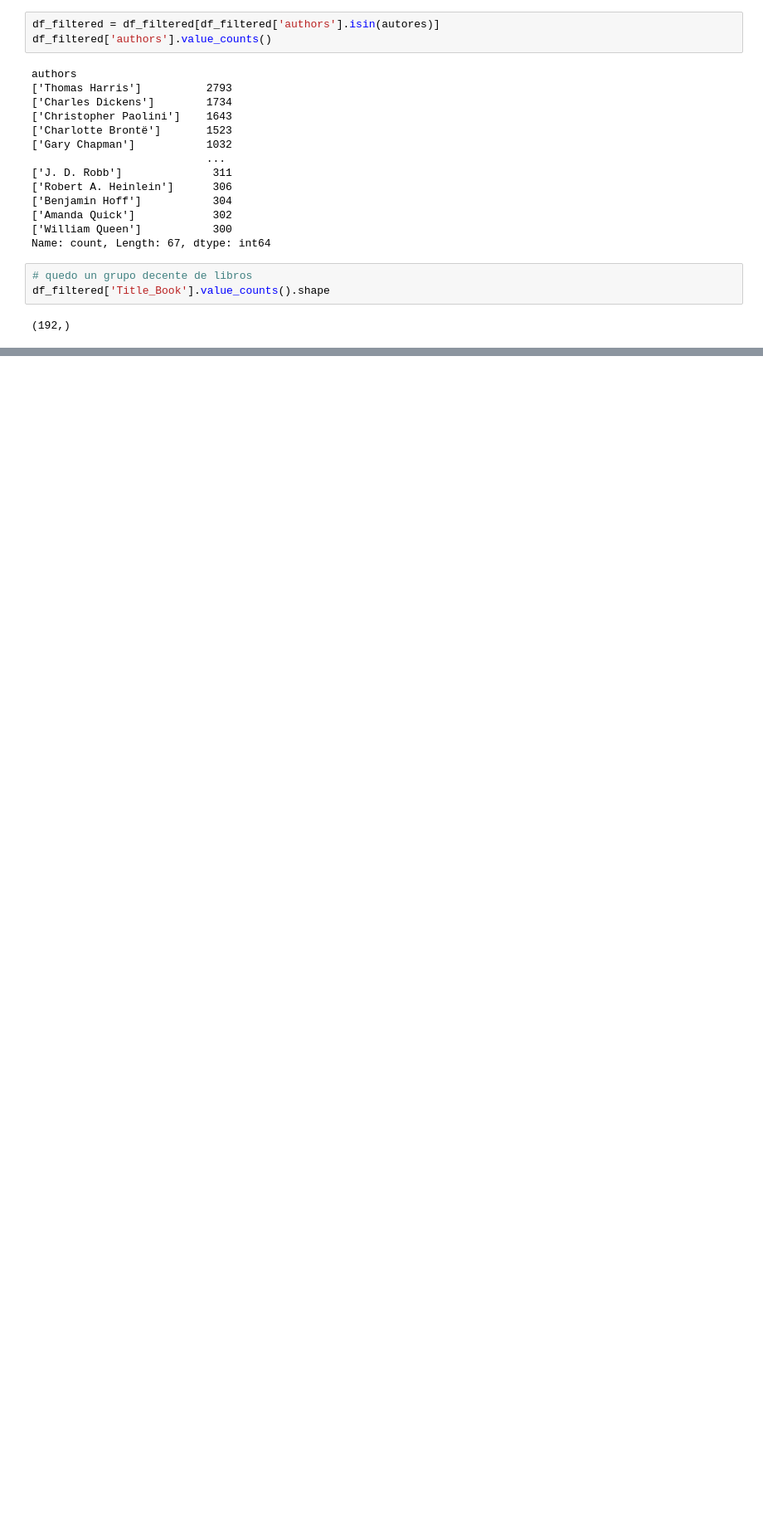
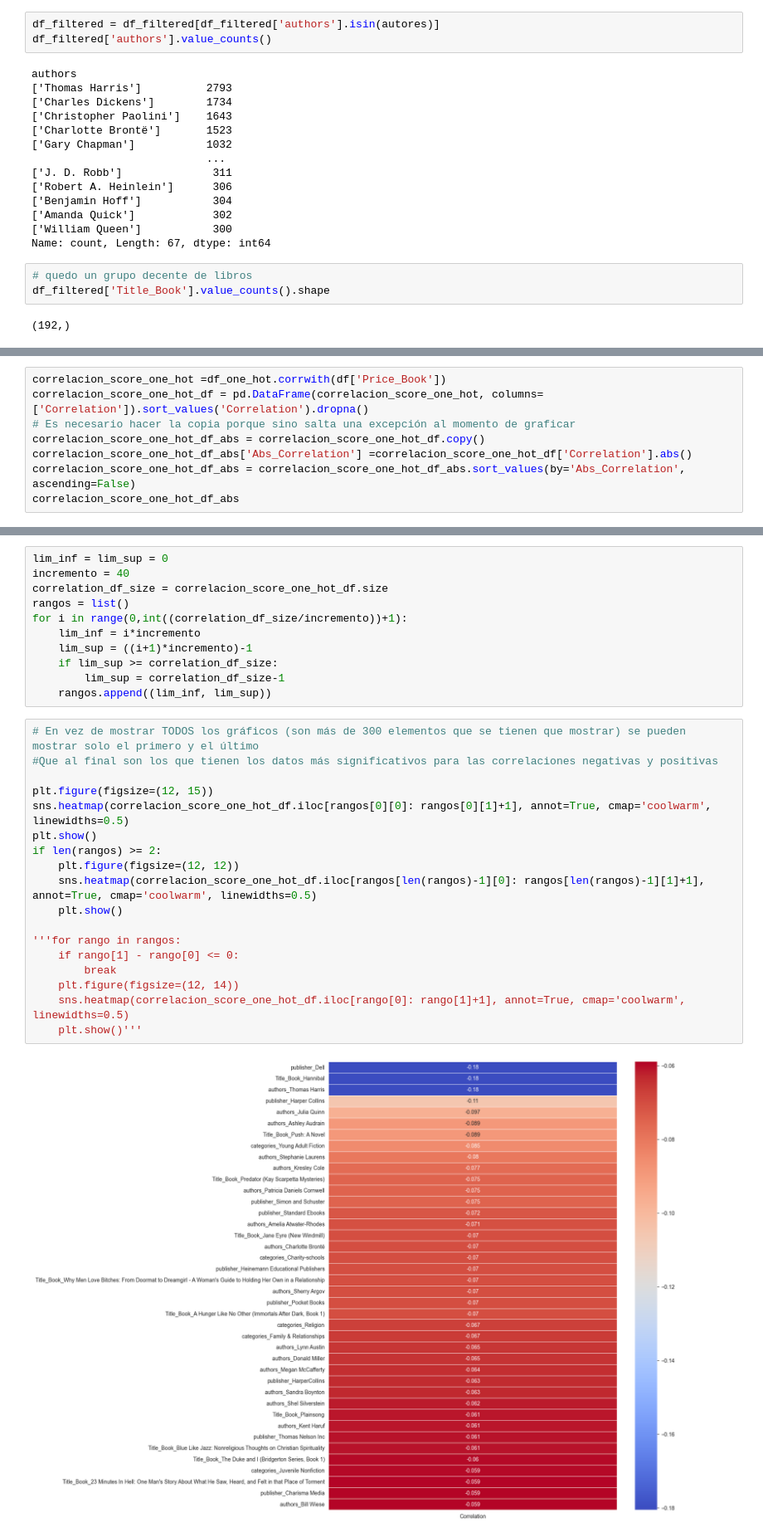
Before and after one commit to EmmaGalizio/Data-Science-Ammazon-Books-Reviews, a Jupyter notebook: TPI.ipynb, the cells around one changed output, grey strips where cells are left out. Shown at 83% size. Cells and saved outputs as stored; diff of their text form; blank space fills up the shorter version.

```diff
--- a/TPI.ipynb
+++ b/TPI.ipynb
@@ -1159,0 +1352,8 @@ df_filtered.to_csv('data/4_merge.csv')
+# %%
+correlacion_score_one_hot =df_one_hot.corrwith(df['Price_Book'])
+correlacion_score_one_hot_df = pd.DataFrame(correlacion_score_one_hot, columns=['Correlation']).sort_values('Correlation').dropna()
+# Es necesario hacer la copia porque sino salta una excepción al momento de graficar
+correlacion_score_one_hot_df_abs = correlacion_score_one_hot_df.copy()
+correlacion_score_one_hot_df_abs['Abs_Correlation'] =correlacion_score_one_hot_df['Correlation'].abs()
+correlacion_score_one_hot_df_abs = correlacion_score_one_hot_df_abs.sort_values(by='Abs_Correlation', ascending=False)
+correlacion_score_one_hot_df_abs
@@ -1159,0 +1374,31 @@ df_filtered.to_csv('data/4_merge.csv')
+# %%
+lim_inf = lim_sup = 0
+incremento = 40
+correlation_df_size = correlacion_score_one_hot_df.size
+rangos = list()
+for i in range(0,int((correlation_df_size/incremento))+1):
+    lim_inf = i*incremento
+    lim_sup = ((i+1)*incremento)-1
+    if lim_sup >= correlation_df_size:
+        lim_sup = correlation_df_size-1
+    rangos.append((lim_inf, lim_sup))
+# %%
+# En vez de mostrar TODOS los gráficos (son más de 300 elementos que se tienen que mostrar) se pueden mostrar solo el primero y el último
+#Que al final son los que tienen los datos más significativos para las correlaciones negativas y positivas
+
+plt.figure(figsize=(12, 15))
+sns.heatmap(correlacion_score_one_hot_df.iloc[rangos[0][0]: rangos[0][1]+1], annot=True, cmap='coolwarm', linewidths=0.5)
+plt.show()
+if len(rangos) >= 2:
+    plt.figure(figsize=(12, 12))
+    sns.heatmap(correlacion_score_one_hot_df.iloc[rangos[len(rangos)-1][0]: rangos[len(rangos)-1][1]+1], annot=True, cmap='coolwarm', linewidths=0.5)
+    plt.show()
+
+'''for rango in rangos:
+    if rango[1] - rango[0] <= 0:
+        break
+    plt.figure(figsize=(12, 14))
+    sns.heatmap(correlacion_score_one_hot_df.iloc[rango[0]: rango[1]+1], annot=True, cmap='coolwarm', linewidths=0.5)
+    plt.show()'''
+# %% [output]
+[figure, added]
```
Also changed, not shown: parts of 31 cells of this notebook, 1 other file.
